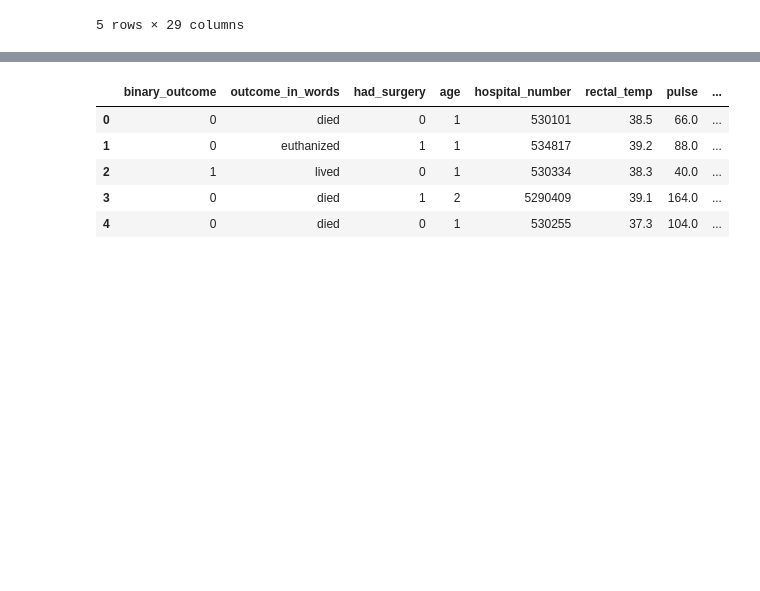
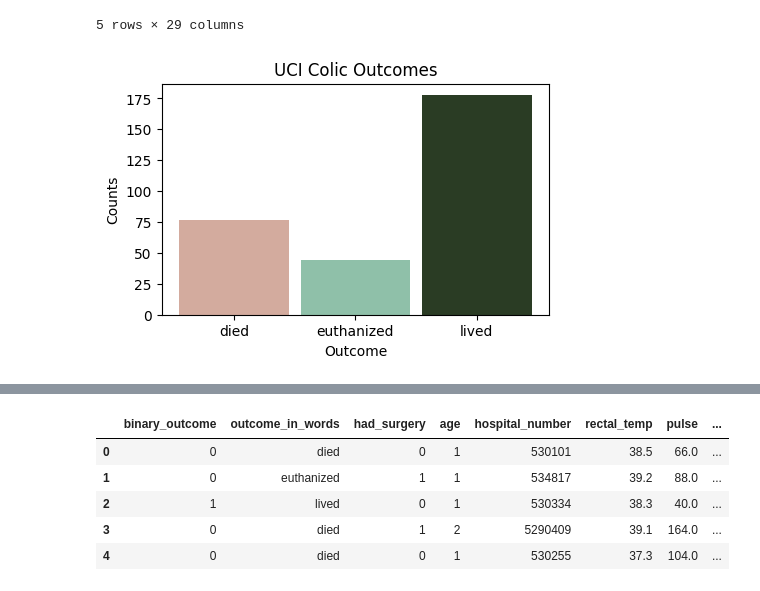
Before and after one commit to csharp14/horse-colic-project, a Jupyter notebook: ColicAnalysis.ipynb, the cells around one changed output, grey strips where cells are left out. Cells and saved outputs as stored; diff of their text form; code cells hidden in the pictures; blank space fills up the shorter version.

```diff
--- a/ColicAnalysis.ipynb
+++ b/ColicAnalysis.ipynb
@@ -95,3 +95,23 @@ graphing.histogram(data, label_x = 'outcome_in_words')
+# %%
+import matplotlib.pyplot as plt
+
+# Create a color scheme to use for the plots in this notebook
+colors = ['#D3AB9E','#764248','#8FC0A9','#094D92','#2A3C24']
+
+# Plot histogram showing outcomes
+fig, ax = plt.subplots(figsize=(5,3))
+n_bars = data.outcome_in_words.nunique()
+ax_bars = np.linspace(0,n_bars-1,n_bars).astype(int)
+N, bins, patches = plt.hist(
+    data.outcome_in_words, bins=[x for i in ax_bars for x in (i-0.45,i+0.45)])
+for i in range(len(N)):
+    patches[i].set_facecolor(colors[i])
+plt.title('UCI Colic Outcomes')
+plt.xlabel('Outcome')
+plt.ylabel('Counts')
+plt.show()
+# %% [output]
+[figure, added]
 # %%
 # Split features into numeric and categorical features
 all_numeric_features = ['rectal_temp','pulse','resp_rate','nasogastric_reflux_PH',
```
Also changed, not shown: parts of 8 cells of this notebook, 1 other file.
